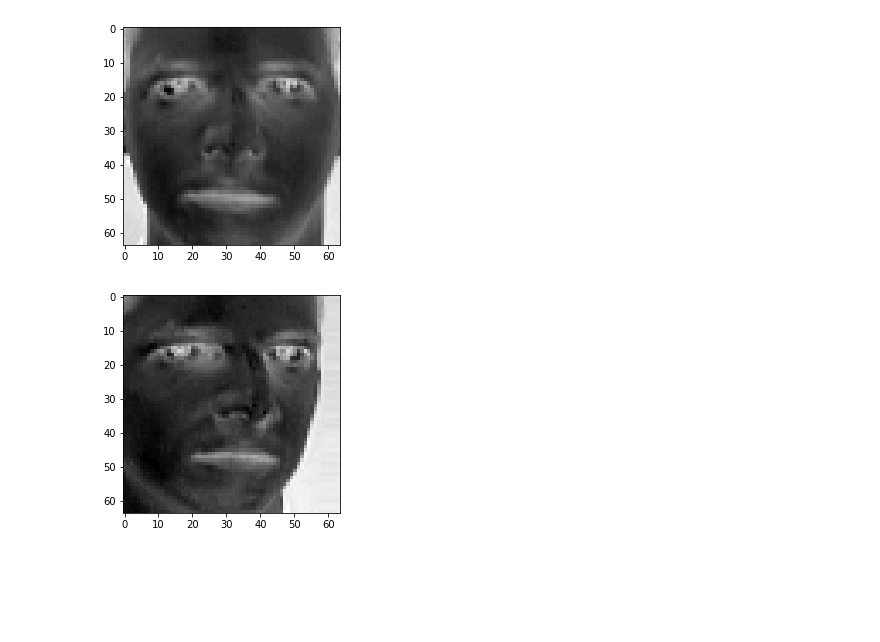
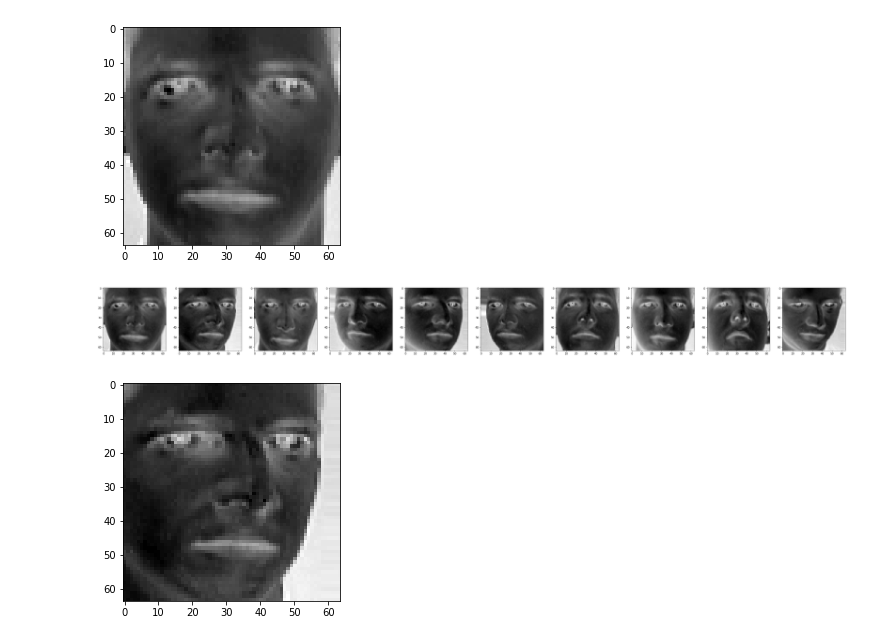
Before and after one commit to callow/Machine-Learning, a Jupyter notebook: assignment/face-KNN.ipynb, the cells around one changed output. Saved outputs shown, nothing was run; the diff lists cells and outputs as text; code cells hidden in the pictures; blank space fills up the shorter version.

```diff
--- a/assignment/face-KNN.ipynb
+++ b/assignment/face-KNN.ipynb
@@ -28,6 +28,17 @@ plt.imshow(m_img,cmap=cm.binary)
 plt.show()
 # %% [output]
 [figure]
+# %%
+plt.figure(figsize=(50,10)) # 设置画布大小 让他横着显示
+for j in range(10):
+    sub1 = plt.subplot(1,10,j+1);
+    array_img = x_data[j]
+    m_img = array_img.reshape(64,64)
+    sub1.imshow(m_img,cmap=cm.binary)
+
+plt.show()
+# %% [output]
+[figure, added]
 # %%
 array_img = x_data[1]
 m_img = array_img.reshape(64,64)
```
Also changed, not shown: parts of 2 cells of this notebook.
